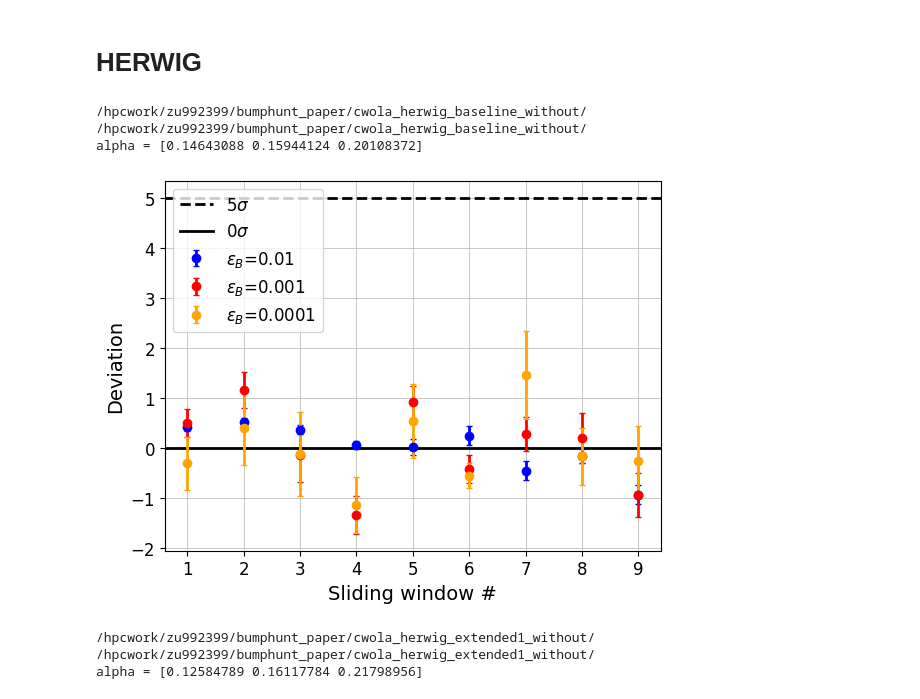
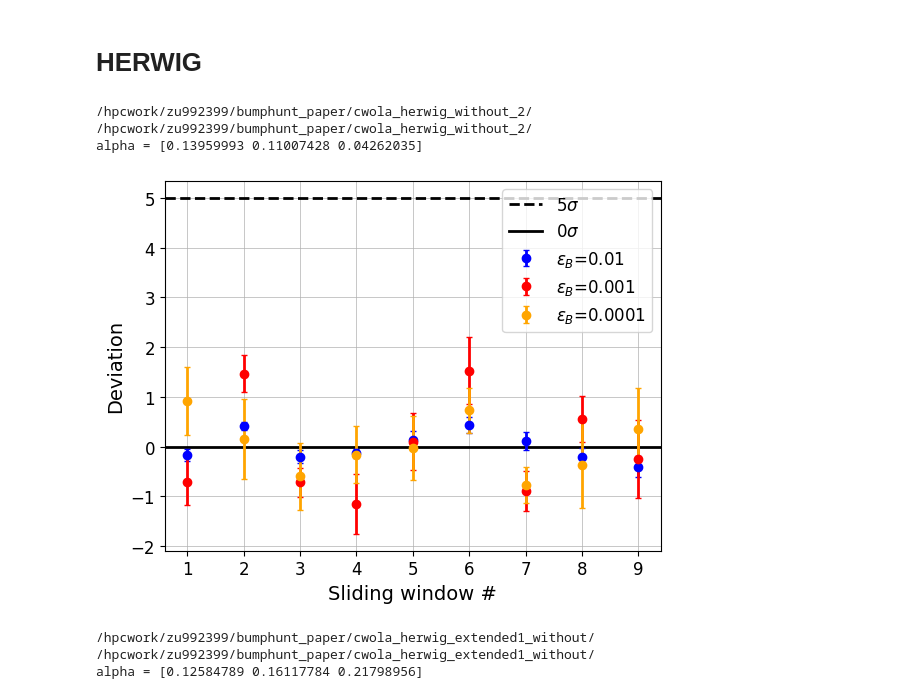
Before and after one commit to mariehein/bumphunt_paper, a Jupyter notebook: bumphunt_plotting_extended.ipynb, the cells around one changed output. Cells and saved outputs as stored; diff of their text form; code cells hidden in the pictures.

```diff
--- a/bumphunt_plotting_extended.ipynb
+++ b/bumphunt_plotting_extended.ipynb
@@ -272,17 +365,17 @@ plotting(rel_results, true_results, "cathode_norm")
 # %% [markdown]
 # HERWIG
 # %%
-folder = general_directory+"cwola_herwig_baseline_without/"
+folder = general_directory+"cwola_herwig_without_2/"
 results, rel_results, true_results, rel_error = bump_hunt(folder, True)
 cwola_error = np.mean(rel_error,axis=(1,2))
 results, rel_results, true_results, rel_error = bump_hunt(folder, True, err=np.mean(rel_error,axis=(1,2)))
 plotting(rel_results, true_results, "cwola_herwig_baseline_without")
 print("alpha =",cwola_error)
 # %% [output]
-/hpcwork/zu992399/bumphunt_paper/cwola_herwig_baseline_without/
-/hpcwork/zu992399/bumphunt_paper/cwola_herwig_baseline_without/
-alpha = [0.14643088 0.15944124 0.20108372]
+/hpcwork/zu992399/bumphunt_paper/cwola_herwig_without_2/
+/hpcwork/zu992399/bumphunt_paper/cwola_herwig_without_2/
+alpha = [0.13959993 0.11007428 0.04262035]
-[figure, old version]
+[figure, new version]
 # %%
 folder = general_directory+"cwola_herwig_extended1_without/"
 results, rel_results, true_results, rel_error = bump_hunt(folder, True)
```
Also changed, not shown: parts of 10 cells of this notebook, 10 other files.
